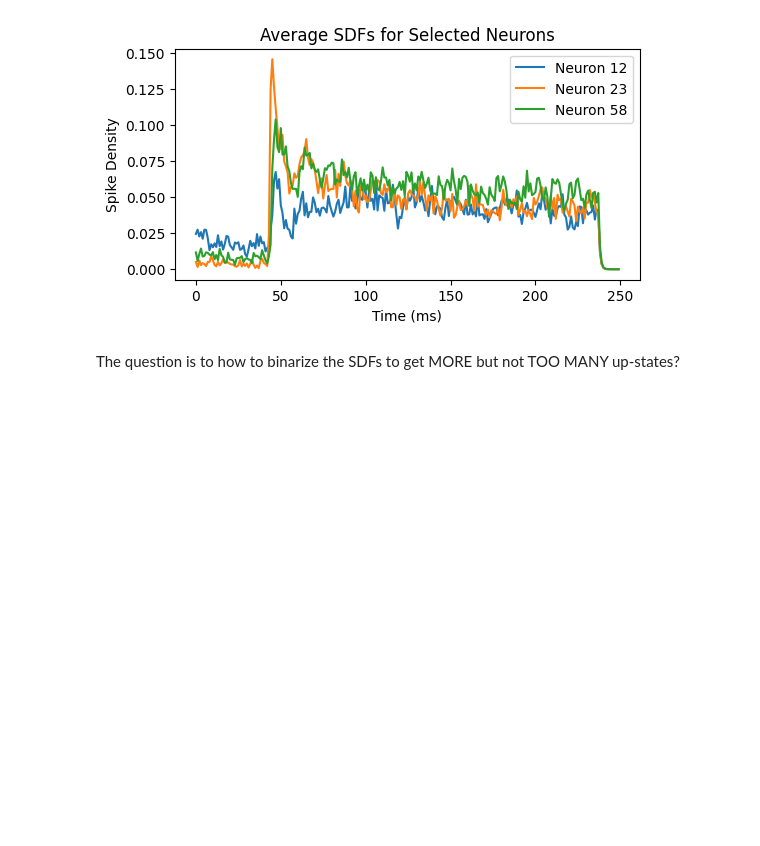
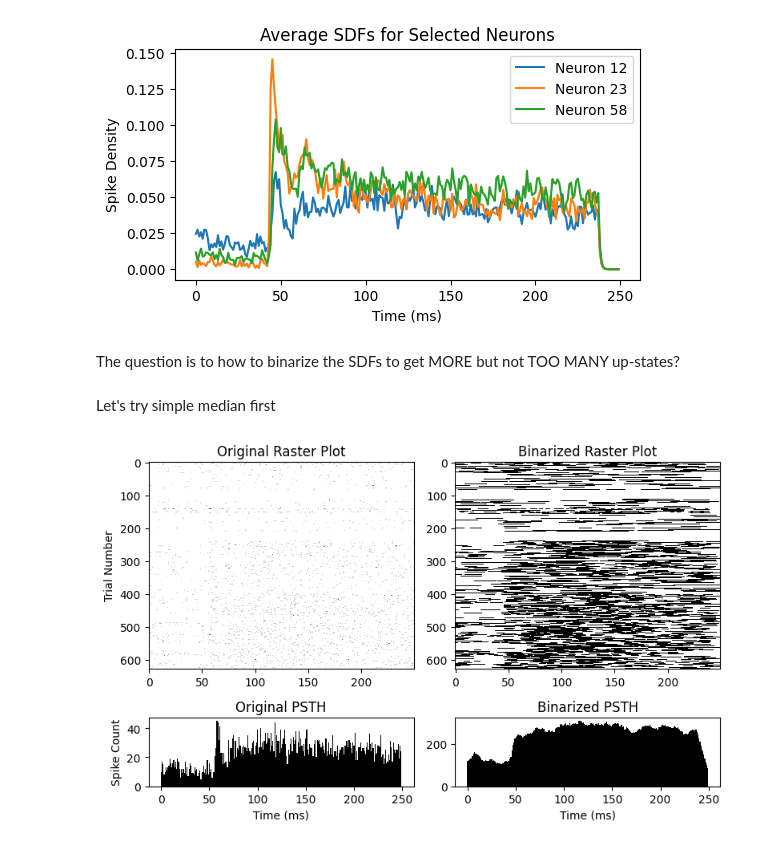
Before and after one commit to dralvima/IITmethods, a Jupyter notebook: Allen_spike_trials_PyPhi.ipynb, the cells around one changed output. Cells and saved outputs as stored; diff of their text form; code cells hidden in the pictures; blank space fills up the shorter version.

```diff
--- a/Allen_spike_trials_PyPhi.ipynb
+++ b/Allen_spike_trials_PyPhi.ipynb
@@ -535,3 +553,81 @@ plt.show()
 [figure]
 # %% [markdown]
 The question is to how to binarize the SDFs to get MORE but not TOO MANY up-states?
+# %% [markdown]
+Let's try simple median first
+# %%
+import numpy as np
+import matplotlib.pyplot as plt
+import scipy.signal
+
+# Define an EPSP-shaped kernel
+def create_epsp_kernel(peak_time=1, decay_time=5, total_duration=25, sampling_rate=1):
+    """
+    Create an EPSP-shaped kernel with specified peak time, decay time, total duration, and sampling rate.
+    """
+    time = np.arange(0, total_duration, sampling_rate)
+    rise = np.exp(-time / peak_time)
+    decay = np.exp(-time / decay_time)
+    epsp_kernel = rise * decay
+    epsp_kernel /= np.sum(epsp_kernel)
+    return epsp_kernel
+
+# Create the EPSP kernel
+epsp_kernel = create_epsp_kernel()
+
+# Function to convert a spike train to an SDF using the EPSP kernel
+def spike_train_to_sdf(spike_train, kernel):
+    """
+    Convert a spike train to a spike density function (SDF) using a specified kernel.
+    """
+    return scipy.signal.convolve(spike_train, kernel, mode='same')
+
+# Assuming neuron_indices are the indices of the neurons to be analyzed
+neuron_indices = [11, 22, 57]  # Replace with your specific neuron indices
+
+# Binarize each neuron's SDF for each trial based on the median value of that trial
+binarized_sdfs = []
+
+for neuron_index, neuron_id in enumerate(neuron_indices):
+    neuron_sdfs = []
+    for trial in ys:  # Replace ys_new with ys
+        sdf = spike_train_to_sdf(trial[:, neuron_id], epsp_kernel)
+        median_value = np.median(sdf)
+        binarized_sdf = np.where(sdf > median_value, 1, 0)
+        neuron_sdfs.append(binarized_sdf)
+    binarized_sdfs.append(neuron_sdfs)
+
+# Selecting the first neuron for plotting
+selected_neuron_original_2d = np.array([trial[:, neuron_indices[0]] for trial in ys])
+psth_original_corrected = np.sum(selected_neuron_original_2d, axis=0)
+
+selected_neuron_binarized = binarized_sdfs[0]
+psth_binarized = np.sum(np.array(selected_neuron_binarized), axis=0)
+
+# Creating combined plots for original and binarized data
+fig, axs = plt.subplots(2, 2, figsize=(8, 5), gridspec_kw={'height_ratios': [3, 1]})
+
+# Original data raster plot
+axs[0, 0].imshow(selected_neuron_original_2d, cmap='Greys', aspect='auto', interpolation='none')
+axs[0, 0].set_title('Original Raster Plot')
+axs[0, 0].set_ylabel('Trial Number')
+
+# Original data PSTH
+axs[1, 0].bar(range(250), psth_original_corrected, width=1.0, color='black')
+axs[1, 0].set_title('Original PSTH')
+axs[1, 0].set_xlabel('Time (ms)')
+axs[1, 0].set_ylabel('Spike Count')
+
+# Binarized data raster plot
+axs[0, 1].imshow(np.array(selected_neuron_binarized), cmap='Greys', aspect='auto', interpolation='none')
+axs[0, 1].set_title('Binarized Raster Plot')
+
+# Binarized data PSTH
+axs[1, 1].bar(range(250), psth_binarized, width=1.0, color='black')
+axs[1, 1].set_title('Binarized PSTH')
+axs[1, 1].set_xlabel('Time (ms)')
+
+plt.tight_layout()
+plt.show()
+# %% [output]
+[figure, added]
```
Also changed, not shown: parts of 27 cells of this notebook.
